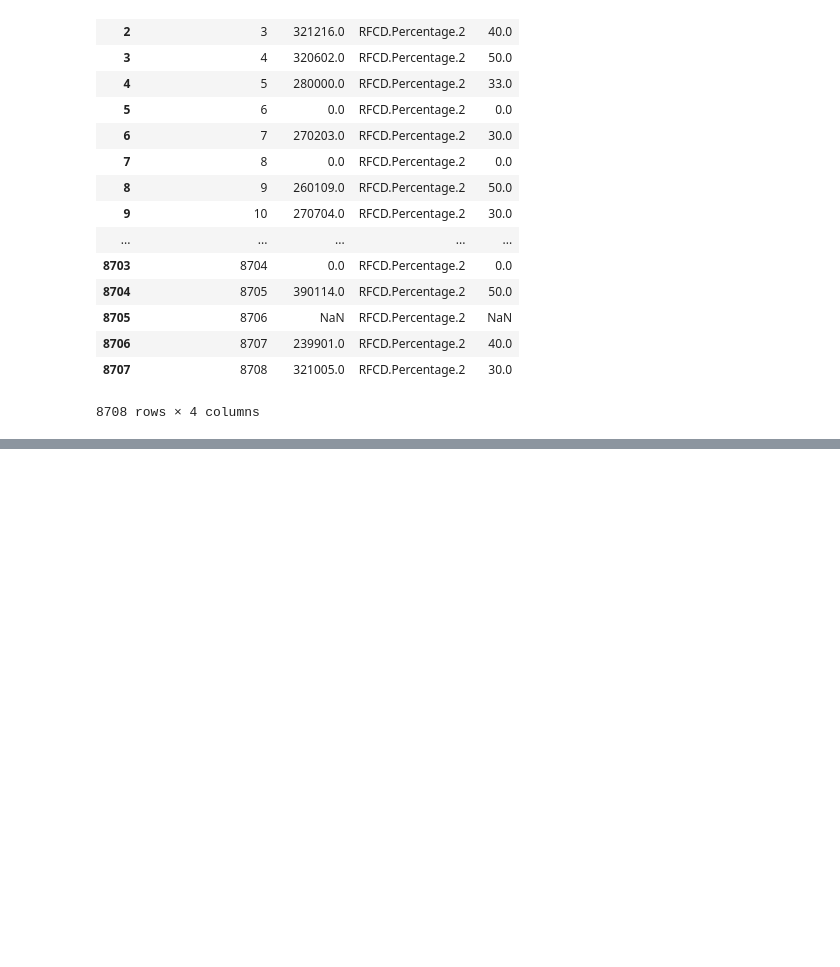
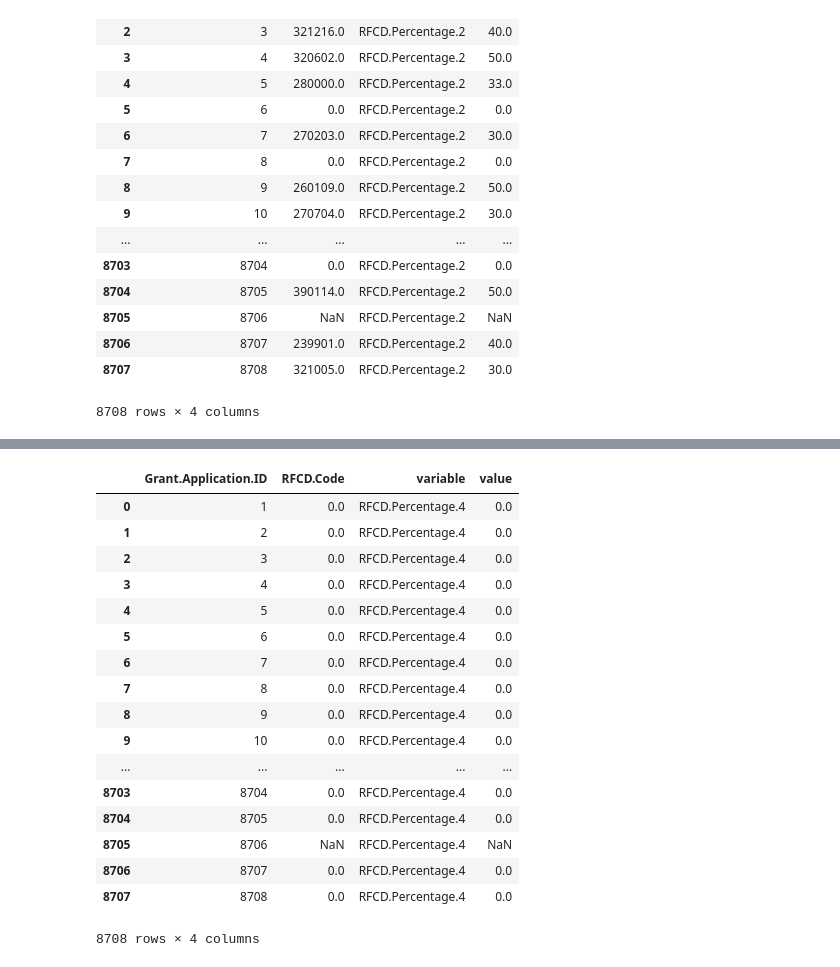
Before and after one commit to diegoami/DSRetreat_Melbourne_DIOLEM, a Jupyter notebook: sandbox/Testmelt.ipynb, the cells around one changed output, grey strips where cells are left out. Saved outputs shown, nothing was run; the diff lists cells and outputs as text; code cells hidden in the pictures; blank space fills up the shorter version.

```diff
--- a/sandbox/Testmelt.ipynb
+++ b/sandbox/Testmelt.ipynb
@@ -122,0 +148,21 @@ rcd2
+# %%
+rcd4
+# %% [output]
+|  | Grant.Application.ID | RFCD.Code | variable | value |
+| 0 | 1 | 0.0 | RFCD.Percentage.4 | 0.0 |
+| 1 | 2 | 0.0 | RFCD.Percentage.4 | 0.0 |
+| 2 | 3 | 0.0 | RFCD.Percentage.4 | 0.0 |
+| 3 | 4 | 0.0 | RFCD.Percentage.4 | 0.0 |
+| 4 | 5 | 0.0 | RFCD.Percentage.4 | 0.0 |
+| 5 | 6 | 0.0 | RFCD.Percentage.4 | 0.0 |
+| 6 | 7 | 0.0 | RFCD.Percentage.4 | 0.0 |
+| 7 | 8 | 0.0 | RFCD.Percentage.4 | 0.0 |
+| 8 | 9 | 0.0 | RFCD.Percentage.4 | 0.0 |
+| 9 | 10 | 0.0 | RFCD.Percentage.4 | 0.0 |
+| ... | ... | ... | ... | ... |
+| 8703 | 8704 | 0.0 | RFCD.Percentage.4 | 0.0 |
+| 8704 | 8705 | 0.0 | RFCD.Percentage.4 | 0.0 |
+| 8705 | 8706 | NaN | RFCD.Percentage.4 | NaN |
+| 8706 | 8707 | 0.0 | RFCD.Percentage.4 | 0.0 |
+| 8707 | 8708 | 0.0 | RFCD.Percentage.4 | 0.0 |
+8708 rows × 4 columns
```
Also changed, not shown: parts of 7 cells of this notebook, 1 other file.
